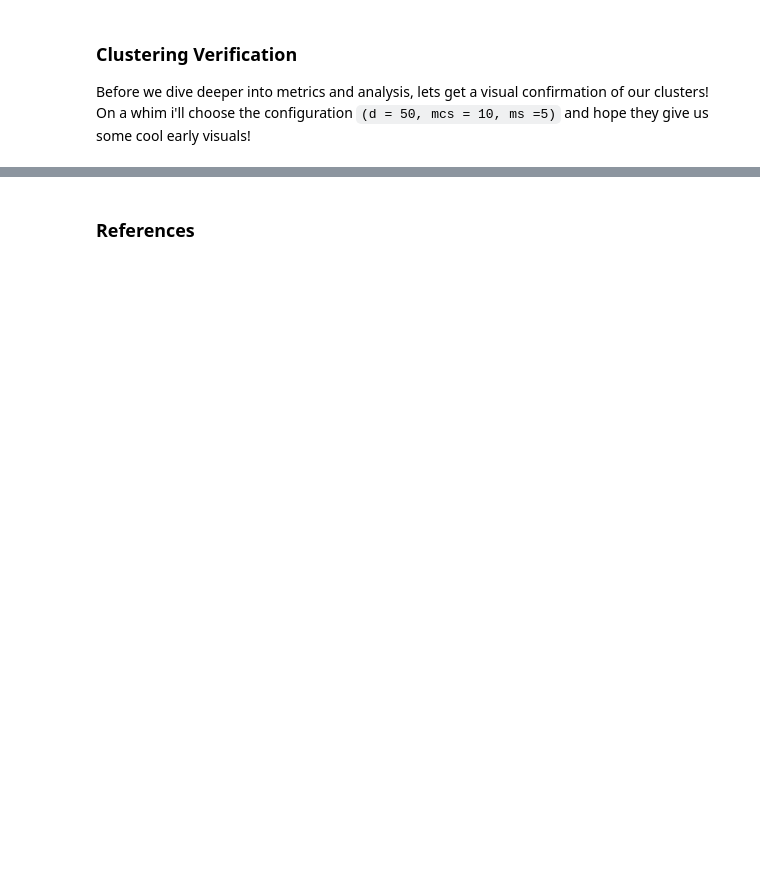
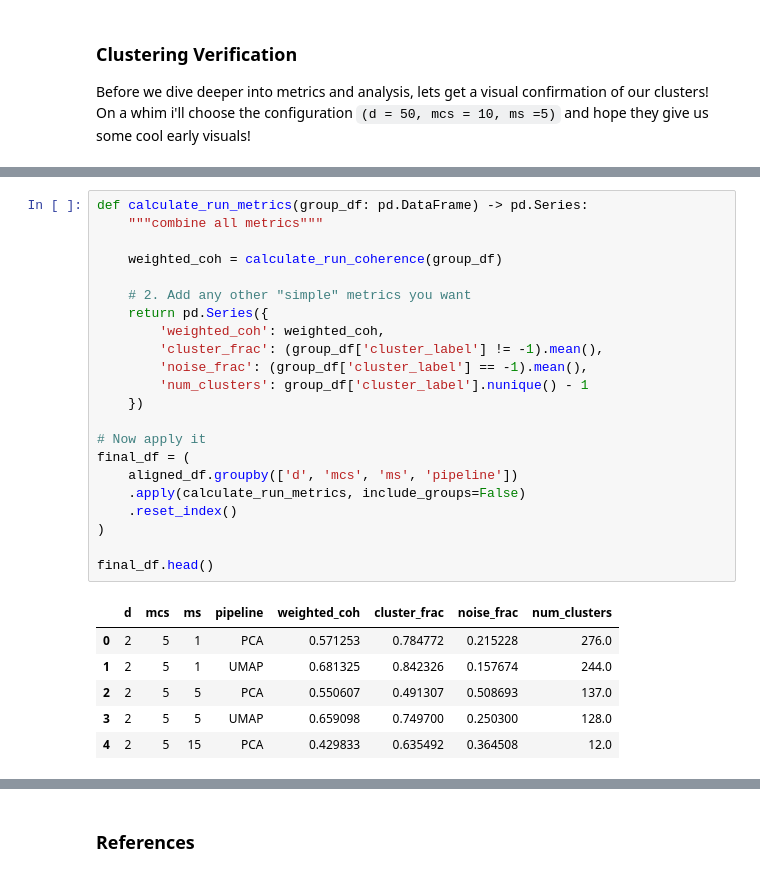
Before and after one commit to evansun06/trend-analysis-sr, a Jupyter notebook: analysis.ipynb, the cells around one changed output, grey strips where cells are left out. Drawn from its saved outputs; the diff is of its cells as text; blank space fills up the shorter version.

```diff
--- a/analysis.ipynb
+++ b/analysis.ipynb
@@ -527,0 +528,29 @@ $$ARI(L_{orig}, L_m) = \frac{\sum_{ij} \binom{n_{ij}}{2} - [\sum_i \binom{a_i}{2
+# %%
+def calculate_run_metrics(group_df: pd.DataFrame) -> pd.Series:
+    """combine all metrics"""
+
+    weighted_coh = calculate_run_coherence(group_df)
+
+    # 2. Add any other "simple" metrics you want
+    return pd.Series({
+        'weighted_coh': weighted_coh,
+        'cluster_frac': (group_df['cluster_label'] != -1).mean(),
+        'noise_frac': (group_df['cluster_label'] == -1).mean(),
+        'num_clusters': group_df['cluster_label'].nunique() - 1
+    })
+
+# Now apply it
+final_df = (
+    aligned_df.groupby(['d', 'mcs', 'ms', 'pipeline'])
+    .apply(calculate_run_metrics, include_groups=False)
+    .reset_index()
+)
+
+final_df.head()
+# %% [output]
+|  | d | mcs | ms | pipeline | weighted_coh | cluster_frac | noise_frac | num_clusters |
+| 0 | 2 | 5 | 1 | PCA | 0.571253 | 0.784772 | 0.215228 | 276.0 |
+| 1 | 2 | 5 | 1 | UMAP | 0.681325 | 0.842326 | 0.157674 | 244.0 |
+| 2 | 2 | 5 | 5 | PCA | 0.550607 | 0.491307 | 0.508693 | 137.0 |
+| 3 | 2 | 5 | 5 | UMAP | 0.659098 | 0.749700 | 0.250300 | 128.0 |
+| 4 | 2 | 5 | 15 | PCA | 0.429833 | 0.635492 | 0.364508 | 12.0 |
```
Also changed, not shown: parts of 17 cells of this notebook.
